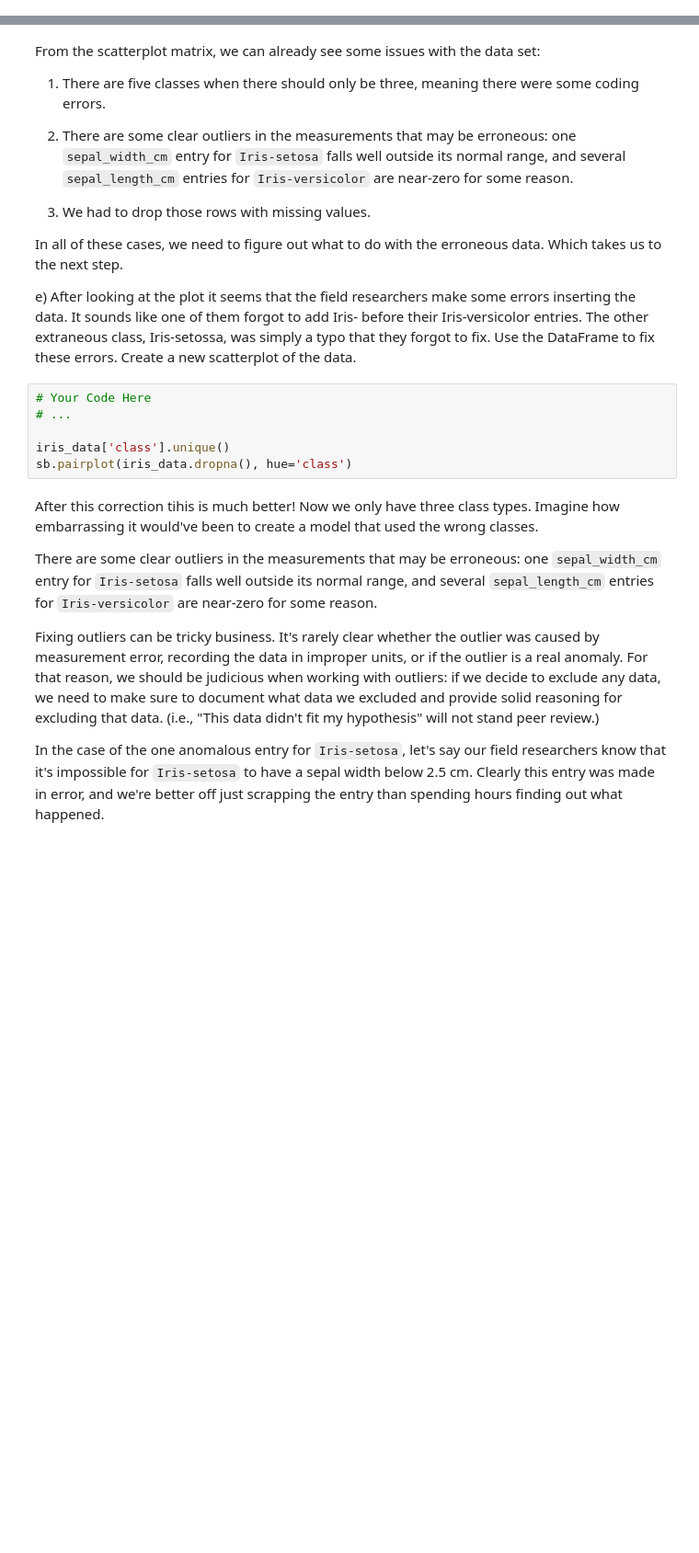
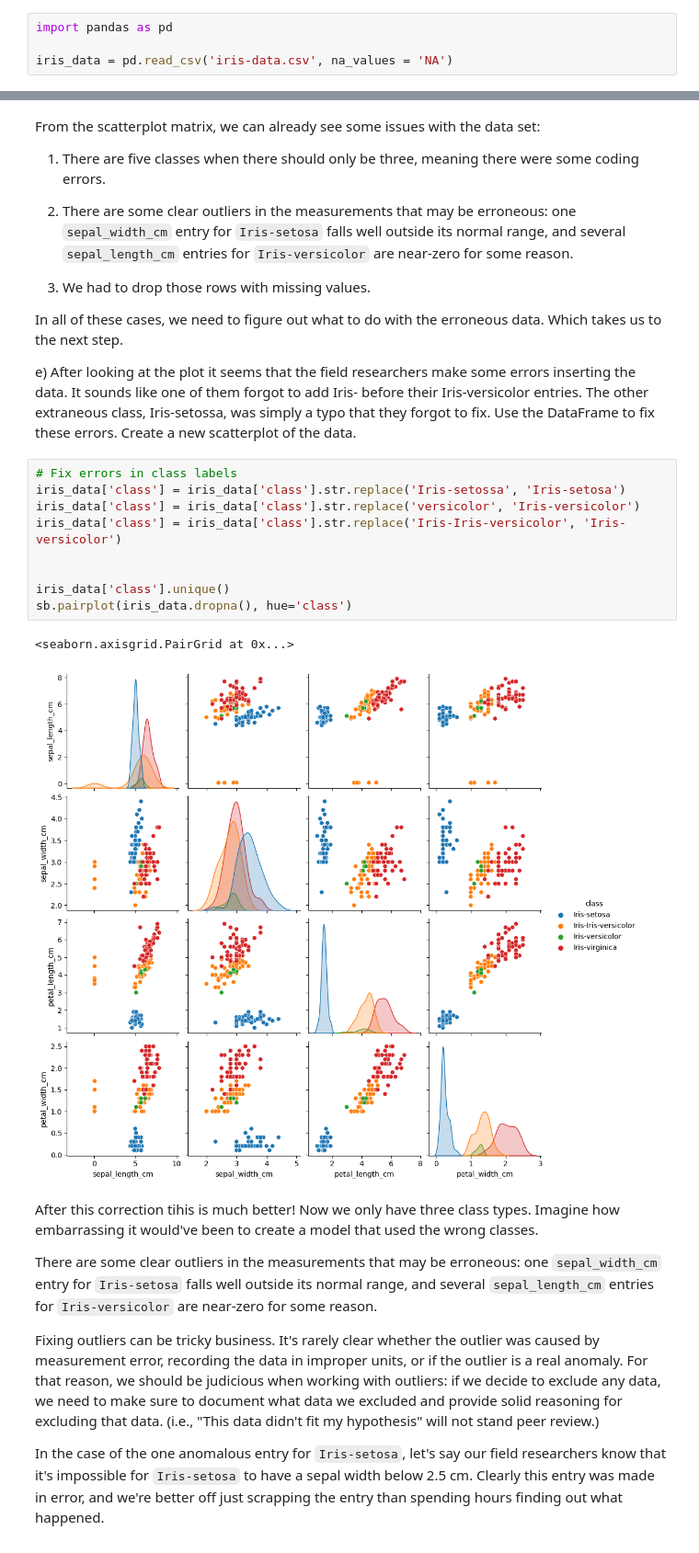
Before and after one commit to eduardo-mdc/AI-Notebook, a Jupyter notebook: A5/Exercise5_SupervisedLearning_ToComplete.ipynb, the cells around one changed output, grey strips where cells are left out. Shown at 92% size. Drawn from its saved outputs; the diff is of its cells as text; blank space fills up the shorter version.

```diff
--- a/A5/Exercise5_SupervisedLearning_ToComplete.ipynb
+++ b/A5/Exercise5_SupervisedLearning_ToComplete.ipynb
@@ -54,3 +75,7 @@ c)	Read again the data identifying as missing the values marked with ‘NA’. *
+# %%
+import pandas as pd
+
+iris_data = pd.read_csv('iris-data.csv', na_values = 'NA')
 # %% [markdown]
 Doing this, Pandas knows to treat rows with 'NA' as missing values. Next, it's always a good idea to look at the distribution of our data — especially the outliers. Let's start by printing out some summary statistics about the data set.
 # %%
@@ -83,12 +121,18 @@ From the scatterplot matrix, we can already see some issues with the data set:
 In all of these cases, we need to figure out what to do with the erroneous data. Which takes us to the next step.
 
 e)	After looking at the plot it seems that the field researchers make some errors inserting the data. It sounds like one of them forgot to add Iris- before their Iris-versicolor entries. The other extraneous class, Iris-setossa, was simply a typo that they forgot to fix. Use the DataFrame to fix these errors. Create a new scatterplot of the data.
-# %%
-# Your Code Here
-# ...
-
-iris_data['class'].unique()
-sb.pairplot(iris_data.dropna(), hue='class')
+# %%
+# Fix errors in class labels
+iris_data['class'] = iris_data['class'].str.replace('Iris-setossa', 'Iris-setosa')
+iris_data['class'] = iris_data['class'].str.replace('versicolor', 'Iris-versicolor')
+iris_data['class'] = iris_data['class'].str.replace('Iris-Iris-versicolor', 'Iris-versicolor')
+
+
+iris_data['class'].unique()
+sb.pairplot(iris_data.dropna(), hue='class')
+# %% [output]
+<seaborn.axisgrid.PairGrid at 0x...>
+[figure, added]
 # %% [markdown]
 After this correction tihis is much better! Now we only have three class types. Imagine how embarrassing it would've been to create a model that used the wrong classes.
 
```
Also changed, not shown: parts of 5 cells of this notebook, 1 other file.
